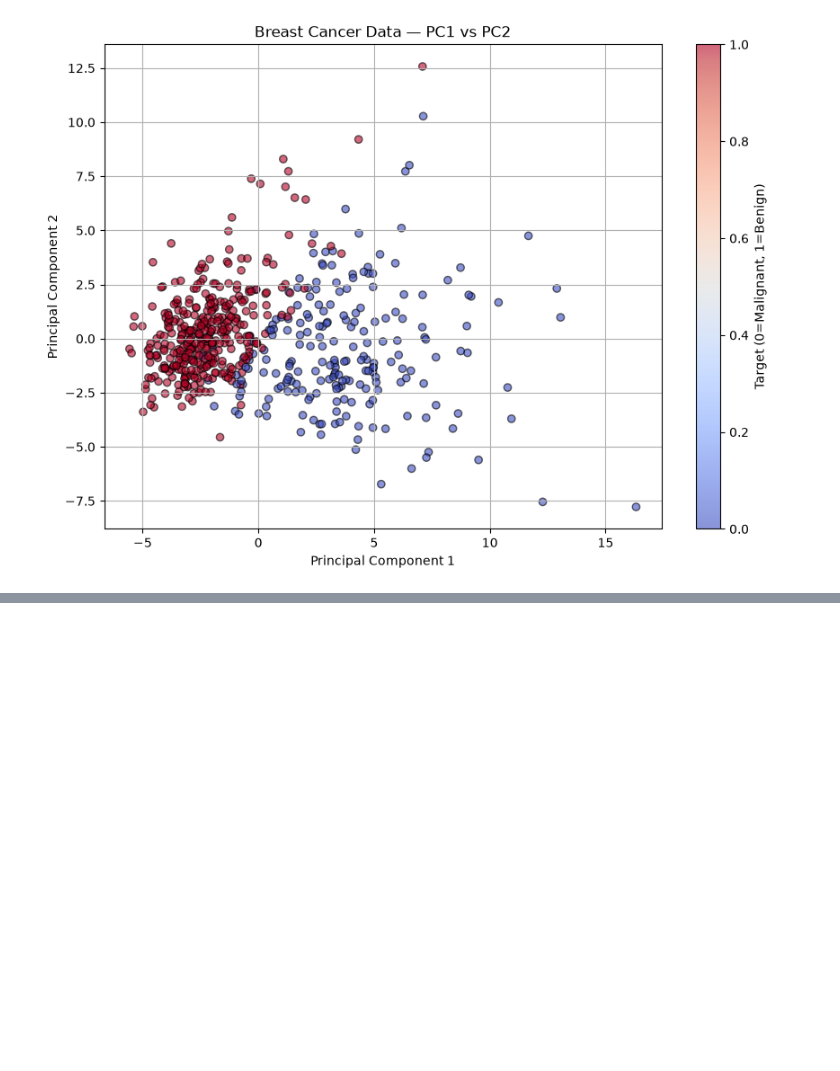
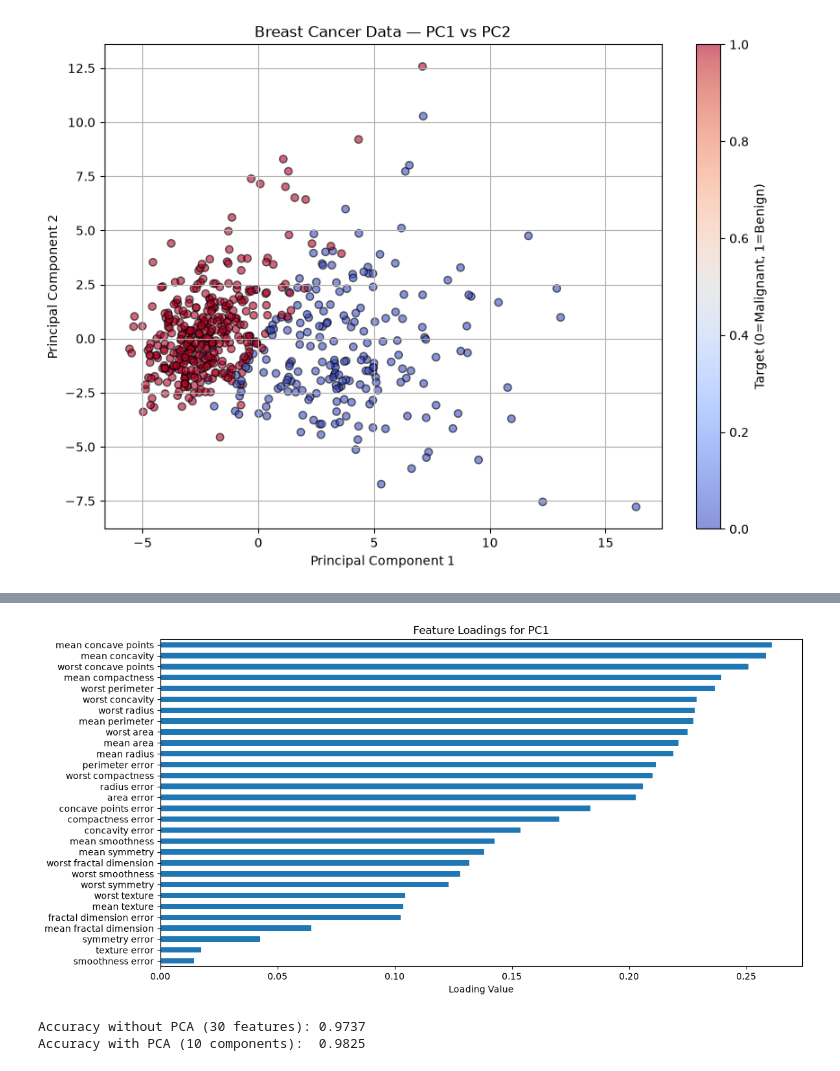
Before and after one commit to nevilsolanki26-afk/applied-feature-engineering, a Jupyter notebook: notebooks/PCA.ipynb, the cells around one changed output, grey strips where cells are left out. Cells and saved outputs as stored; diff of their text form; code cells hidden in the pictures; blank space fills up the shorter version.

Commit message:
PCA: loadings analysis, scree plot, correct train-test PCA pipeline, model comparison with and without PCA

```diff
--- a/notebooks/PCA.ipynb
+++ b/notebooks/PCA.ipynb
@@ -156,3 +156,9 @@ plt.grid(True)
 plt.show()
 # %% [output]
 [figure]
+# %%
+loadings = pd.DataFrame(
+    pca_final.components_.T,
+    index=X.columns,
+    columns=[f'PC{i+1}' for i in range(10)]
+)
@@ -158,0 +226,37 @@ plt.show()
+# %%
+plt.figure(figsize=(12, 6))
+loadings['PC1'].sort_values().plot(kind='barh')
+plt.title('Feature Loadings for PC1')
+plt.xlabel('Loading Value')
+plt.axvline(x=0, color='black', linewidth=0.8)
+plt.tight_layout()
+plt.show()
+# %% [output]
+[figure, added]
+# %%
+from sklearn.linear_model import LogisticRegression
+from sklearn.metrics import accuracy_score
+from sklearn.model_selection import train_test_split
+# Split first
+X_train, X_test, y_train, y_test = train_test_split(X_scaled, y, test_size=0.2, random_state=42)
+
+# PCA fitted on TRAINING data only
+pca_final = PCA(n_components=10)
+X_train_pca = pca_final.fit_transform(X_train)  # only 455 rows
+X_test_pca = pca_final.transform(X_test)         # transform using train's PCA
+
+# Without PCA — all 30 features
+model_full = LogisticRegression(max_iter=10000)
+model_full.fit(X_train, y_train)
+acc_full = accuracy_score(y_test, model_full.predict(X_test))
+
+# With PCA — 10 components
+model_pca = LogisticRegression(max_iter=10000)
+model_pca.fit(X_train_pca, y_train)
+acc_pca = accuracy_score(y_test, model_pca.predict(X_test_pca))
+
+print(f"Accuracy without PCA (30 features): {acc_full:.4f}")
+print(f"Accuracy with PCA (10 components):  {acc_pca:.4f}")
+# %% [output]
+Accuracy without PCA (30 features): 0.9737
+Accuracy with PCA (10 components):  0.9825
```
Also changed, not shown: parts of 4 cells of this notebook.
